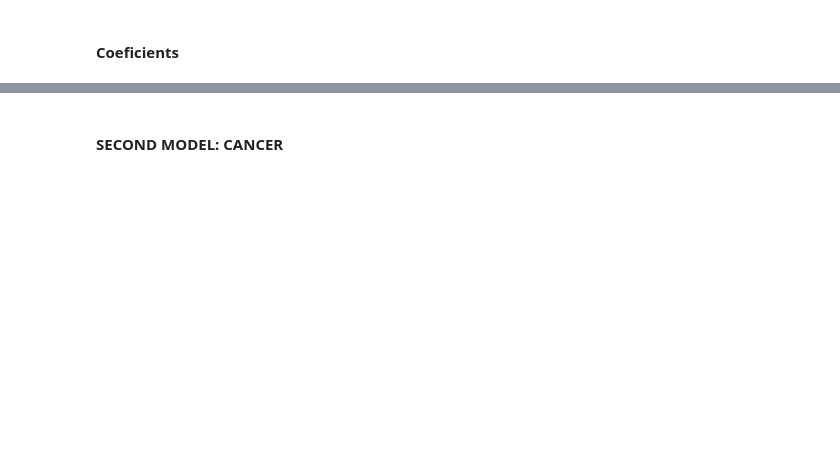
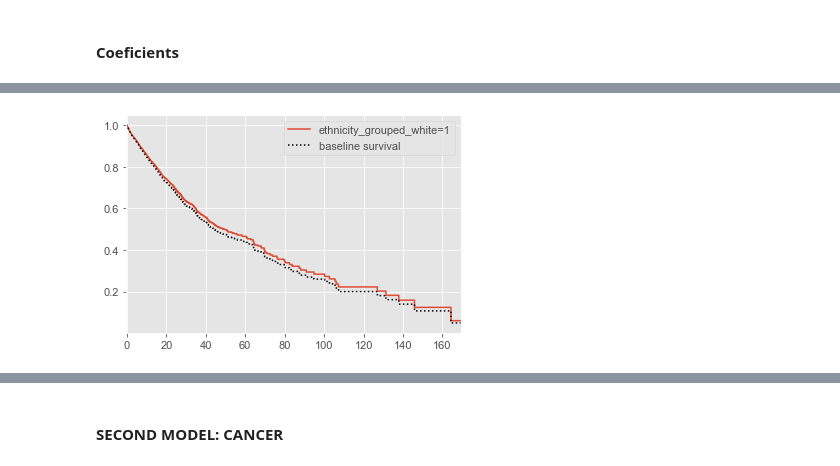
Before and after one commit to bseewald/fairness-ml-health, a Jupyter notebook: notebooks/mimic-iii/regression/cox_regression.ipynb, the cells around one changed output, grey strips where cells are left out. Saved outputs shown, nothing was run; the diff lists cells and outputs as text; code cells hidden in the pictures; blank space fills up the shorter version.

```diff
--- a/notebooks/mimic-iii/regression/cox_regression.ipynb
+++ b/notebooks/mimic-iii/regression/cox_regression.ipynb
@@ -533,0 +501,4 @@ After fitting, we can plot what the survival curves look like as we vary a singl
+# %%
+cx.plot_covariate_groups('ethnicity_grouped_white', values=[1]);
+# %% [output]
+[figure, added]
```
Also changed, not shown: parts of 38 cells of this notebook.
